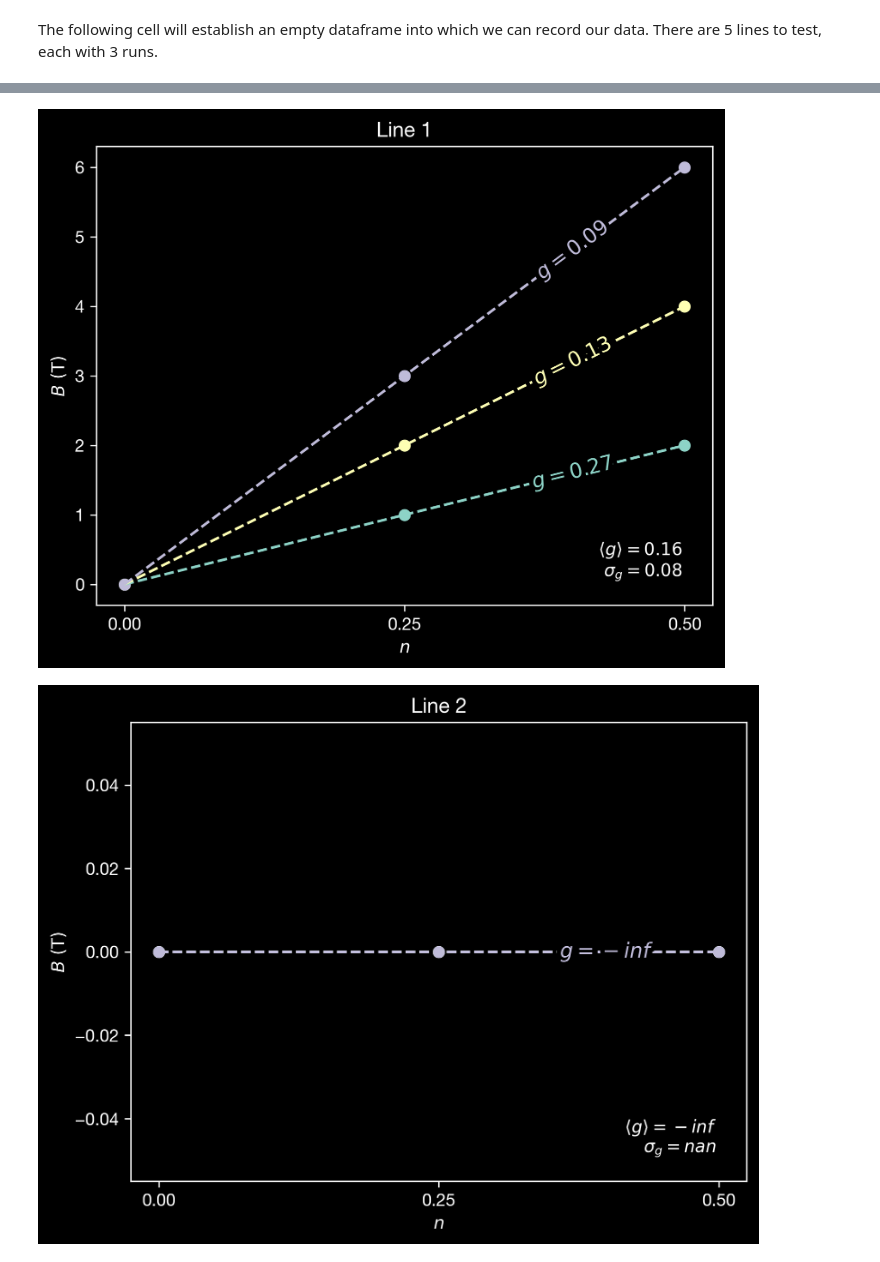
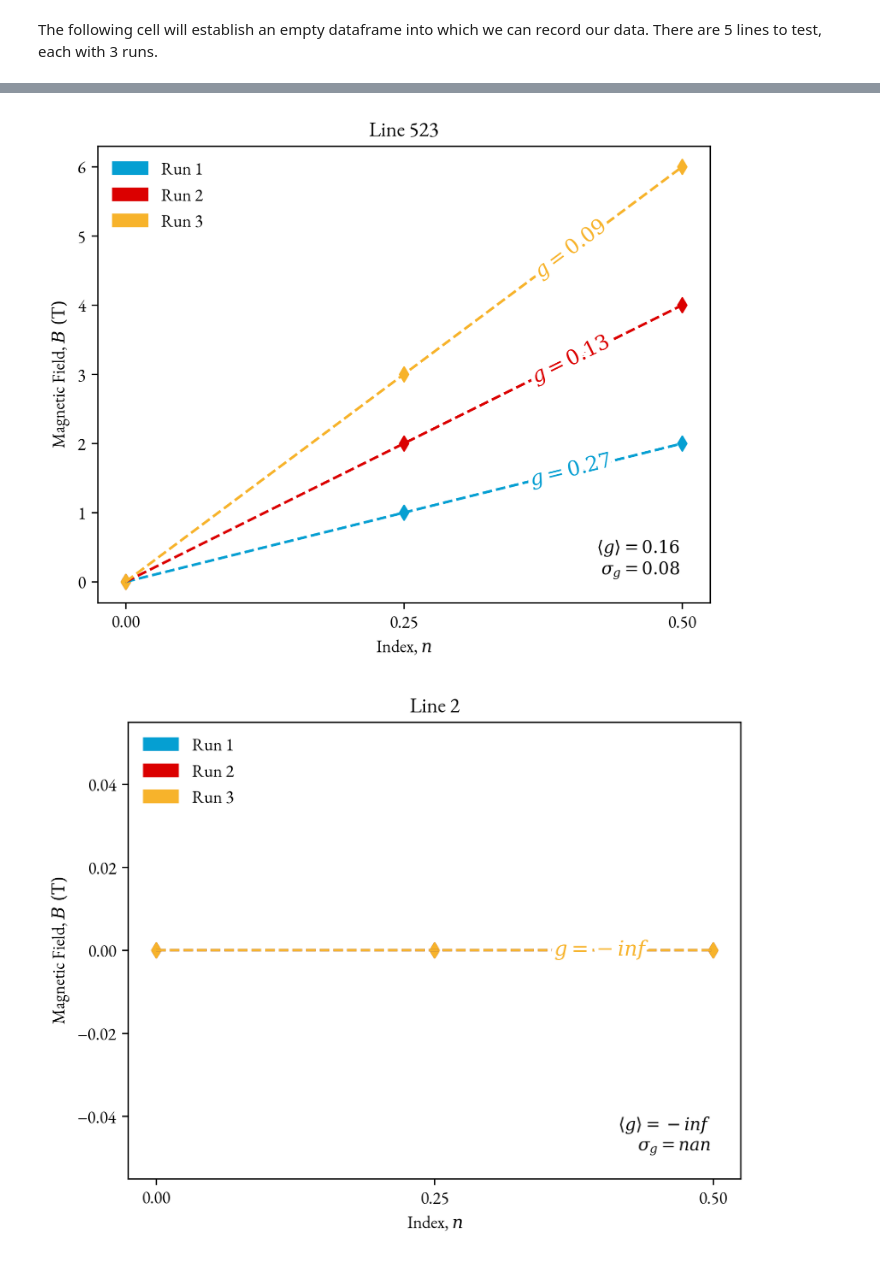
Before and after one commit to headunderheels/PHYS-461, a Jupyter notebook: 1-zeeman_splitting/analysis.ipynb, the cells around one changed output, grey strips where cells are left out. Drawn from its saved outputs; the diff is of its cells as text; code cells hidden in the pictures.

Commit message:
Updated fonts and plotting labels

```diff
--- a/1-zeeman_splitting/analysis.ipynb
+++ b/1-zeeman_splitting/analysis.ipynb
@@ -4,8 +4,6 @@ import numpy as np
 from scipy import optimize
 import matplotlib.pyplot as plt
 import statistics
-
-plt.rcParams["font.family"] = "Helvetica Neue"
 # %% [markdown]
 The following cell will establish an empty dataframe into which we can record our data. There are 5 lines to test, each with 3 runs.
 # %%
@@ -49,36 +47,49 @@ def get_g_factor(df, line, run):
     g_factor = (h * nu_f) / (slope * mu_B)
     return g_factor
 # %%
+import matplotlib.pyplot as plt
+import matplotlib.patches as patches
+import seaborn as sns
 from labellines import labelLines
+import numpy as np
 
+plt.style.use('default')
 plt.rcParams['figure.dpi'] = 300
+font = "EB Garamond"
+plt.rcParams["font.family"] = font
+plt.rcParams['mathtext.fontset'] = 'dejavuserif'
 
 def make_plot_with_fits(df, line):
     df = df[df['line'] == line]
     g_factors = []
-    for run in df['run'].unique():
-        plt.scatter(data=df[df['run'] == run], x='n', y='B', label='_nolegend_')
+    colors = ['#059FD2', '#DB0000', '#F7B32B']
+    for i, run in enumerate(df['run'].unique()):
+        plt.scatter(data=df[df['run'] == run], x='n', y='B', label='_nolegend_', marker='d', color=colors[i])
         popt, pcov = get_fit_line_params(df, line, run)
         x = np.linspace(df['n'].min(), df['n'].max(), 100)
         y = linear(x, *popt)
         g = get_g_factor(df, line, run)
         g_factors.append(g)
-        fit_line = plt.plot(x, y, '--', label=f'$g = {g:.2f}$')
+        fit_line = plt.plot(x, y, '--', label=f'$g = {g:.2f}$', color=colors[i])
 
     mean_g = np.mean(g_factors)
     std_g = np.std(g_factors)
     legend_text = f'$\\langle{{}} g\\rangle{{}} = {mean_g:.2f}$\n$\\sigma_g = {std_g:.2f}$'
     plt.text(0.95, 0.05, legend_text, transform=plt.gca().transAxes, ha='right', va='bottom')
 
+    # Create a custom legend with colored rectangles
+    legend_patches = [patches.Patch(color=colors[i], label=f'Run {i+1}') for i in range(len(df['run'].unique()))]
+    plt.legend(handles=legend_patches, loc='upper left', bbox_transform=plt.gca().transAxes, frameon=False)
+
     labelLines(plt.gca().get_lines(), fontsize=12, xvals=[0.4, 0.4, 0.4])
     plt.xticks(np.arange(df['n'].min(), df['n'].max() + 0.25, 0.25))
     plt.title(f'Line {line}')
-    plt.xlabel('$n$')
-    plt.ylabel(r'$B\ (\mathrm{T})$')
+    plt.xlabel('Index, $n$')
+    plt.ylabel(r'Magnetic Field, $B\ (\mathrm{T})$')
     plt.show()
 
 for line in df['line'].unique():
     make_plot_with_fits(df, line)
 # %% [output]
-[figure, old version]
+[figure, new version]
-[figure, old version]
+[figure, new version]
```
Also changed, not shown: parts of 2 cells of this notebook, 1 other file.
